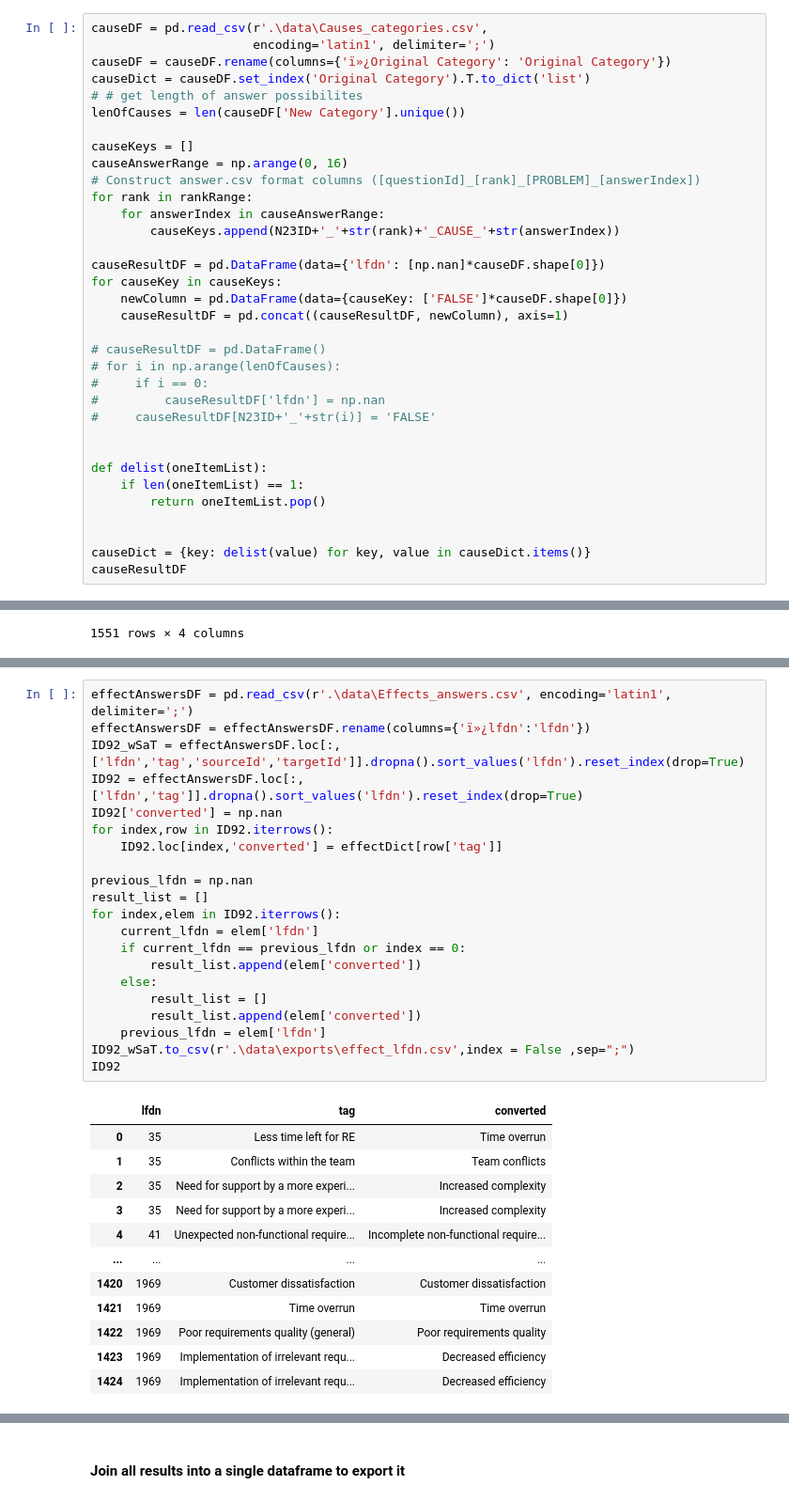
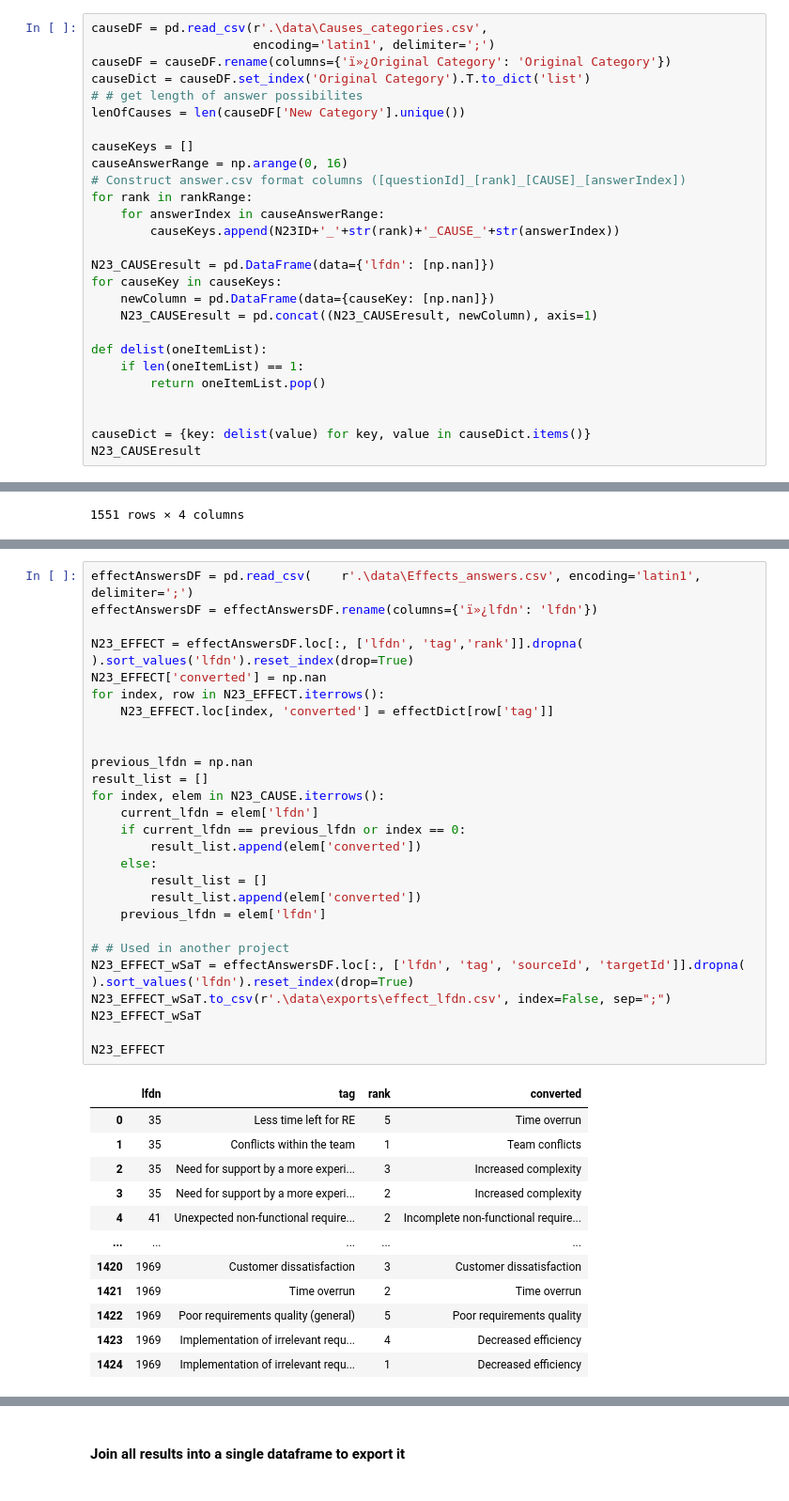
Before and after one commit to NaPiRE/QuickCheckRE, a Jupyter notebook: Data Transformation/DataTransformation.ipynb, the cells around one changed output, grey strips where cells are left out. Shown at 94% size. Drawn from its saved outputs; the diff is of its cells as text.

```diff
--- a/Data Transformation/DataTransformation.ipynb
+++ b/Data Transformation/DataTransformation.ipynb
@@ -1316,22 +1317,15 @@ lenOfCauses = len(causeDF['New Category'].unique())
 
 causeKeys = []
 causeAnswerRange = np.arange(0, 16)
-# Construct answer.csv format columns ([questionId]_[rank]_[PROBLEM]_[answerIndex])
+# Construct answer.csv format columns ([questionId]_[rank]_[CAUSE]_[answerIndex])
 for rank in rankRange:
     for answerIndex in causeAnswerRange:
         causeKeys.append(N23ID+'_'+str(rank)+'_CAUSE_'+str(answerIndex))
 
-causeResultDF = pd.DataFrame(data={'lfdn': [np.nan]*causeDF.shape[0]})
+N23_CAUSEresult = pd.DataFrame(data={'lfdn': [np.nan]})
 for causeKey in causeKeys:
-    newColumn = pd.DataFrame(data={causeKey: ['FALSE']*causeDF.shape[0]})
-    causeResultDF = pd.concat((causeResultDF, newColumn), axis=1)
-
-# causeResultDF = pd.DataFrame()
-# for i in np.arange(lenOfCauses):
-#     if i == 0:
-#         causeResultDF['lfdn'] = np.nan
-#     causeResultDF[N23ID+'_'+str(i)] = 'FALSE'
-
+    newColumn = pd.DataFrame(data={causeKey: [np.nan]})
+    N23_CAUSEresult = pd.concat((N23_CAUSEresult, newColumn), axis=1)
 
 def delist(oneItemList):
     if len(oneItemList) == 1:
@@ -1339,6 +1333,6 @@ def delist(oneItemList):
 
 
 causeDict = {key: delist(value) for key, value in causeDict.items()}
-causeResultDF
+N23_CAUSEresult
 # %% [output]
 |  | lfdn | 3_1_CAUSE_0 | 3_1_CAUSE_1 | 3_1_CAUSE_2 | 3_1_CAUSE_3 | 3_1_CAUSE_4 | 3_1_CAUSE_5 | 3_1_CAUSE_6 | ... |
@@ -1557,34 +1533,42 @@ answerIDdictEffects
 # %%
-effectAnswersDF = pd.read_csv(r'.\data\Effects_answers.csv', encoding='latin1', delimiter=';')
-effectAnswersDF = effectAnswersDF.rename(columns={'ï»¿lfdn':'lfdn'})
-ID92_wSaT = effectAnswersDF.loc[:,['lfdn','tag','sourceId','targetId']].dropna().sort_values('lfdn').reset_index(drop=True)
-ID92 = effectAnswersDF.loc[:,['lfdn','tag']].dropna().sort_values('lfdn').reset_index(drop=True)
-ID92['converted'] = np.nan
-for index,row in ID92.iterrows():
-    ID92.loc[index,'converted'] = effectDict[row['tag']]
+effectAnswersDF = pd.read_csv(    r'.\data\Effects_answers.csv', encoding='latin1', delimiter=';')
+effectAnswersDF = effectAnswersDF.rename(columns={'ï»¿lfdn': 'lfdn'})
+
+N23_EFFECT = effectAnswersDF.loc[:, ['lfdn', 'tag','rank']].dropna(
+).sort_values('lfdn').reset_index(drop=True)
+N23_EFFECT['converted'] = np.nan
+for index, row in N23_EFFECT.iterrows():
+    N23_EFFECT.loc[index, 'converted'] = effectDict[row['tag']]
+
 
 previous_lfdn = np.nan
 result_list = []
-for index,elem in ID92.iterrows():
+for index, elem in N23_CAUSE.iterrows():
     current_lfdn = elem['lfdn']
     if current_lfdn == previous_lfdn or index == 0:
         result_list.append(elem['converted'])
     else:
         result_list = []
         result_list.append(elem['converted'])
     previous_lfdn = elem['lfdn']
-ID92_wSaT.to_csv(r'.\data\exports\effect_lfdn.csv',index = False ,sep=";")
-ID92
+
+# # Used in another project
+N23_EFFECT_wSaT = effectAnswersDF.loc[:, ['lfdn', 'tag', 'sourceId', 'targetId']].dropna(
+).sort_values('lfdn').reset_index(drop=True)
+N23_EFFECT_wSaT.to_csv(r'.\data\exports\effect_lfdn.csv', index=False, sep=";")
+N23_EFFECT_wSaT
+
+N23_EFFECT
 # %% [output]
-|  | lfdn | tag | converted |
-| 0 | 35 | Less time left for RE | Time overrun |
-| 1 | 35 | Conflicts within the team | Team conflicts |
-| 2 | 35 | Need for support by a more experi... | Increased complexity |
-| 3 | 35 | Need for support by a more experi... | Increased complexity |
-| 4 | 41 | Unexpected non-functional require... | Incomplete non-functional require... |
-| ... | ... | ... | ... |
-| 1420 | 1969 | Customer dissatisfaction | Customer dissatisfaction |
-| 1421 | 1969 | Time overrun | Time overrun |
-| 1422 | 1969 | Poor requirements quality (general) | Poor requirements quality |
-| 1423 | 1969 | Implementation of irrelevant requ... | Decreased efficiency |
-| 1424 | 1969 | Implementation of irrelevant requ... | Decreased efficiency |
+|  | lfdn | tag | rank | converted |
+| 0 | 35 | Less time left for RE | 5 | Time overrun |
+| 1 | 35 | Conflicts within the team | 1 | Team conflicts |
+| 2 | 35 | Need for support by a more experi... | 3 | Increased complexity |
+| 3 | 35 | Need for support by a more experi... | 2 | Increased complexity |
+| 4 | 41 | Unexpected non-functional require... | 2 | Incomplete non-functional require... |
+| ... | ... | ... | ... | ... |
+| 1420 | 1969 | Customer dissatisfaction | 3 | Customer dissatisfaction |
+| 1421 | 1969 | Time overrun | 2 | Time overrun |
+| 1422 | 1969 | Poor requirements quality (general) | 5 | Poor requirements quality |
+| 1423 | 1969 | Implementation of irrelevant requ... | 4 | Decreased efficiency |
+| 1424 | 1969 | Implementation of irrelevant requ... | 1 | Decreased efficiency |
```
Also changed, not shown: parts of 13 cells of this notebook, 34 other files.
